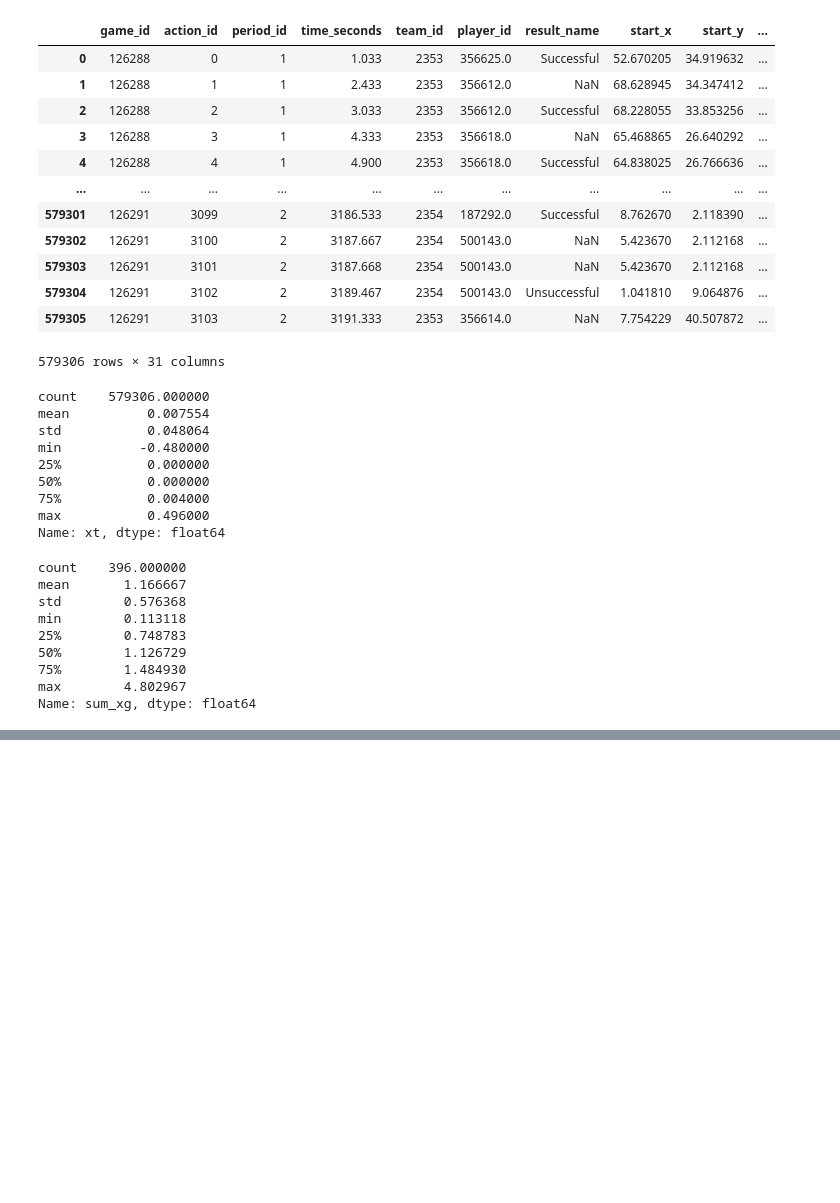
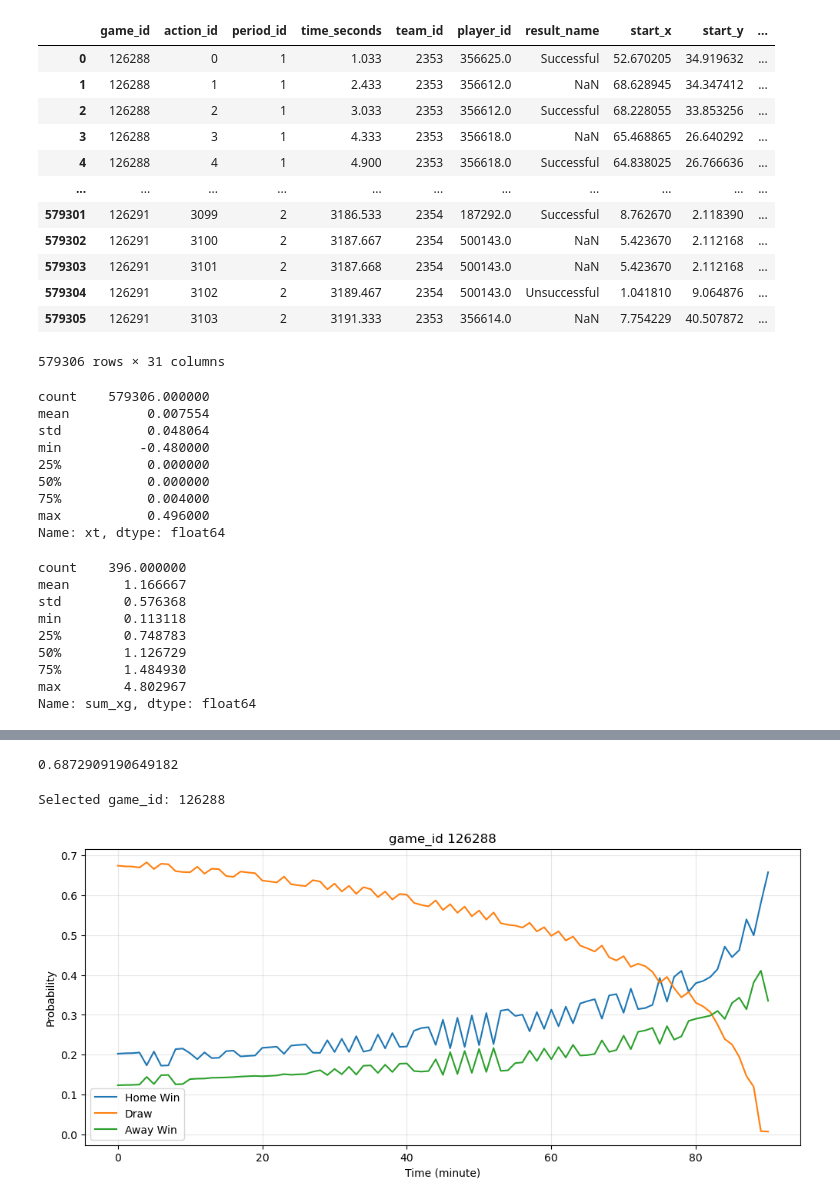
Before and after one commit to bories97/Python, a Jupyter notebook: 공모전 데이터/K-league 데이터 분석.ipynb, the cells around one changed output, grey strips where cells are left out. Cells and saved outputs as stored; diff of their text form; code cells hidden in the pictures; blank space fills up the shorter version.

```diff
--- a/공모전 데이터/K-league 데이터 분석.ipynb
+++ b/공모전 데이터/K-league 데이터 분석.ipynb
@@ -985,2 +974,46 @@ soccer_df
+# %%
+# 다중 모델의 정확도 파악하기
+
+auc_macro
+# %% [output]
+0.6872909190649182
+# %%
+state_test = state_df.loc[test_mask].copy()
+# %%
+class_order = list(model.classes_)
+
+state_test['draw_prob'] = proba[:, class_order.index(0)]
+state_test['home_win_prob'] = proba[:, class_order.index(1)]
+state_test['away_win_prob'] = proba[:, class_order.index(2)]
+# %%
+# 시각화를 하기위해 특정 game_id 한개를 가져온다
+
+game_id_example = state_test['game_id'].iloc[0]
+
+print("Selected game_id:", game_id_example)
+# %% [output]
+Selected game_id: 126288
+# %%
+g = (state_test[state_test['game_id'] == game_id_example].sort_values('time_bin'))
+# %%
+# 시각화를 해보자
+
+import matplotlib.pyplot as plt
+
+plt.figure(figsize=(12,5))
+
+plt.plot(g['time_bin'], g['home_win_prob'], label='Home Win')
+plt.plot(g['time_bin'], g['draw_prob'], label='Draw')
+plt.plot(g['time_bin'], g['away_win_prob'], label='Away Win')
+
+plt.xlabel('Time (minute)')
+plt.ylabel('Probability')
+plt.title('game_id 126288')
+plt.legend()
+plt.grid(alpha=0.3)
+
+plt.show()
+# %% [output]
+[figure, added]
 # %%
 #soccer_df.to_csv('C:/Users/USER/Desktop/프로젝트 관련/공모전 데이터/soccer_df.csv')
```
Also changed, not shown: parts of 85 cells of this notebook.
